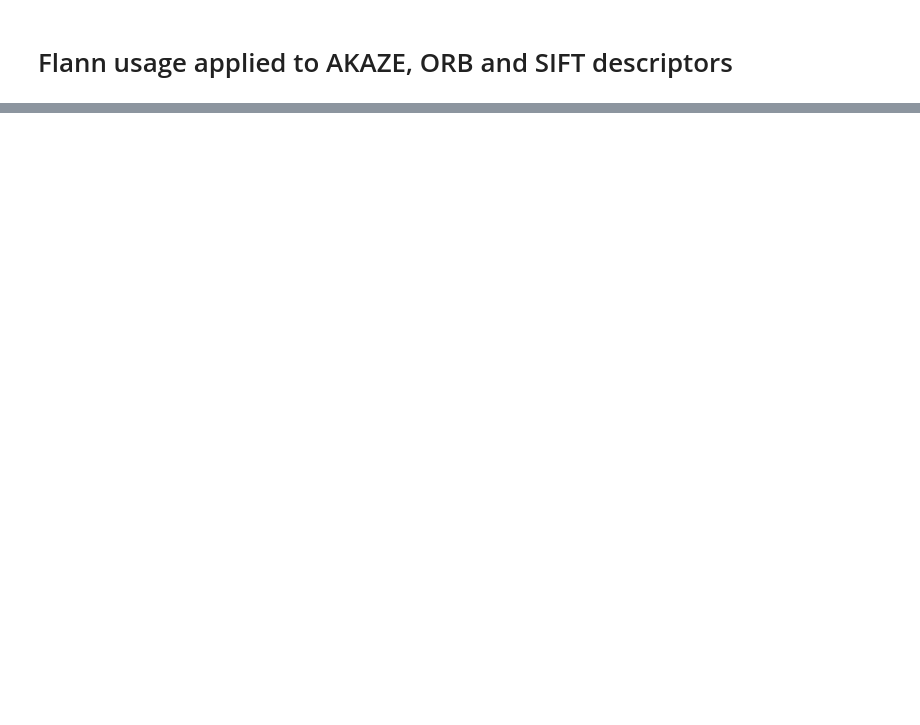
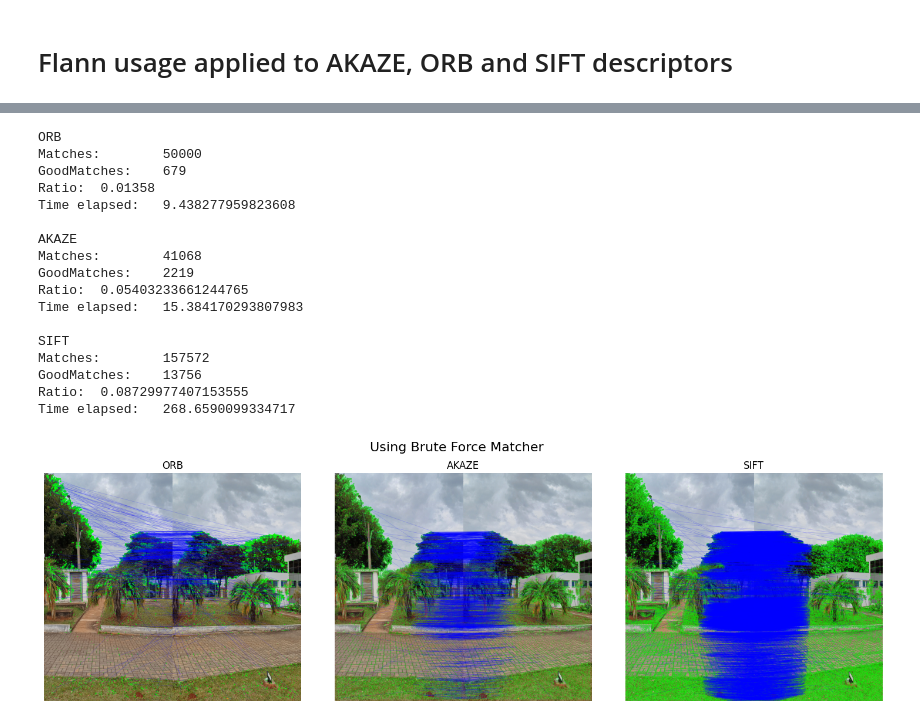
Before and after one commit to JevsJevs/MC949-Visao-Computacional, a Jupyter notebook: notebooks/S1-1.0-jevs-flann.ipynb, the cells around one changed output, grey strips where cells are left out. Cells and saved outputs as stored; diff of their text form; code cells hidden in the pictures; blank space fills up the shorter version.

```diff
--- a/notebooks/S1-1.0-jevs-flann.ipynb
+++ b/notebooks/S1-1.0-jevs-flann.ipynb
@@ -113,0 +122,50 @@ Time elapsed:   9.37499451637268
+# %%
+inputSuite = list([
+    (images, feature_extraction.ORB, dict(nfeatures=50000), cv.BFMatcher, ()),
+    (images, feature_extraction.AKAZE, {}, cv.BFMatcher, ()),
+    (images, feature_extraction.SIFT, {}, cv.BFMatcher, ())
+])
+
+fig, axes = plt.subplots(1, len(inputSuite), figsize=(15, 5))
+fig.suptitle("Using Brute Force Matcher", fontsize=16)
+fig.tight_layout()
+for i, item in enumerate(inputSuite):
+    descrName = item[1].__name__
+    matcherName = item[3].__name__
+
+    timerStart = time.time()
+    allMatches, goodMatches, arrowView = EvaluateFeatureMatcher(*item)
+    timerEnd = time.time()
+
+    print(f"{descrName}\n" +
+    f"Matches:\t{len(allMatches)}\n" +
+    f"GoodMatches:\t{len(goodMatches)}\n" +
+    f"Ratio:\t{len(goodMatches)/len(allMatches)}\n"
+    f"Time elapsed:\t{timerEnd - timerStart}\n"
+    )
+
+    image_utils.save_image(arrowView, f"{descrName}-{matcherName}-pair")
+    axes[i].set_title(descrName)
+    axes[i].imshow(cv.cvtColor(arrowView, cv.COLOR_BGR2RGB))
+    axes[i].axis("off")
+
+plt.show()
+# %% [output]
+ORB
+Matches:        50000
+GoodMatches:    679
+Ratio:  0.01358
+Time elapsed:   9.438277959823608
+
+AKAZE
+Matches:        41068
+GoodMatches:    2219
+Ratio:  0.05403233661244765
+Time elapsed:   15.384170293807983
+
+SIFT
+Matches:        157572
+GoodMatches:    13756
+Ratio:  0.08729977407153555
+Time elapsed:   268.6590099334717
+[figure, added]
```
Also changed, not shown: parts of 3 cells of this notebook.
